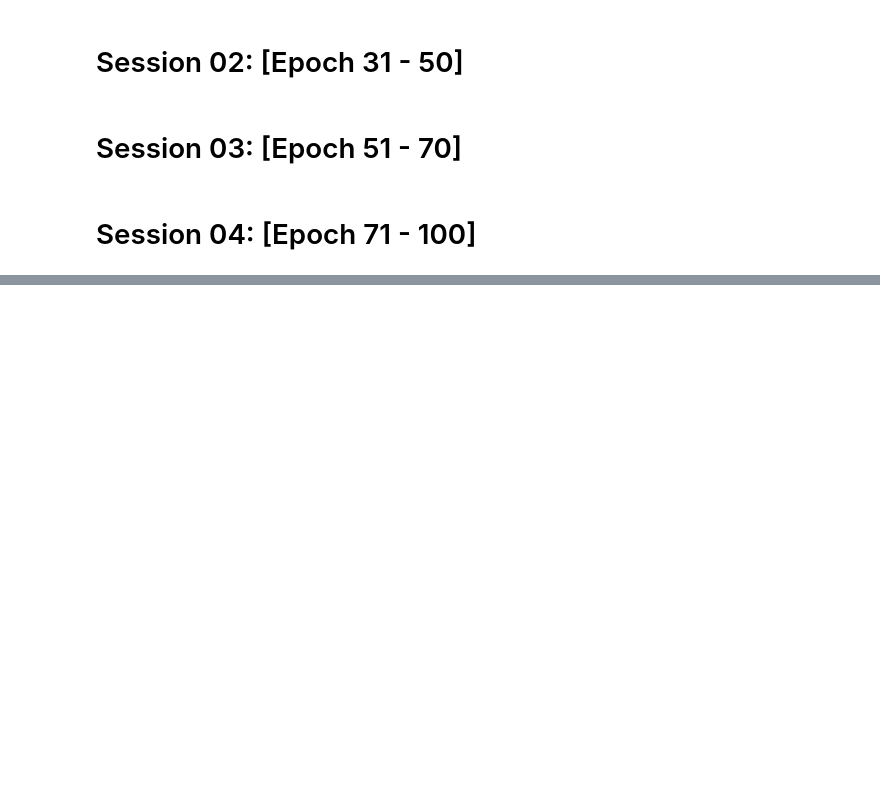
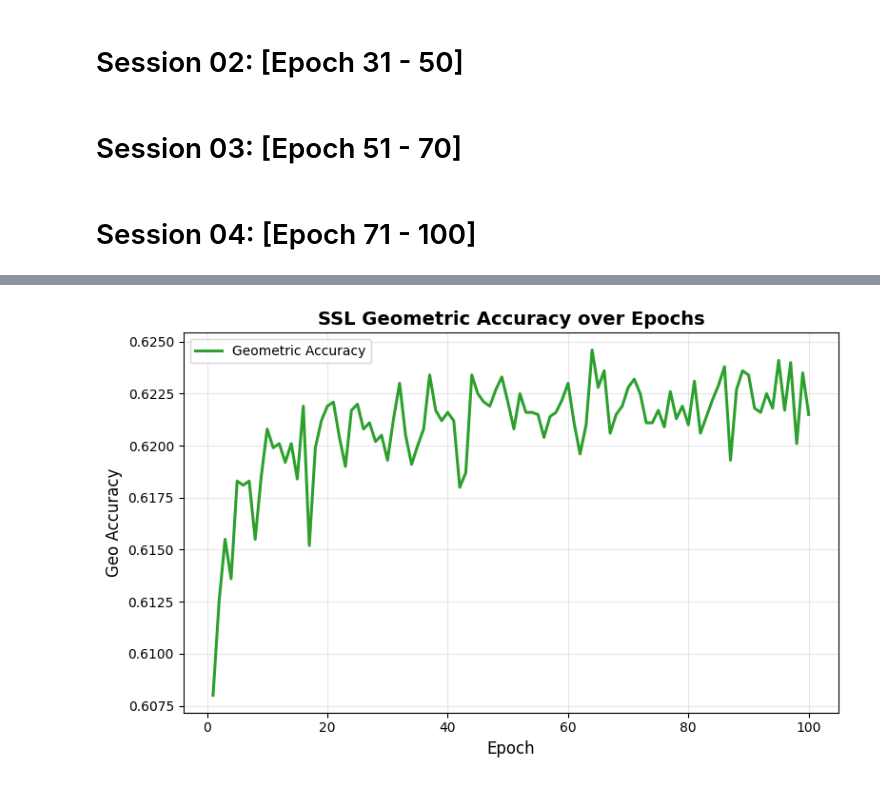
Before and after one commit to Kazi-Ferdous-Hasan/CoCoGeo-Cohesion-and-Contrast-with-Geometry-Aware-Self-Supervision-for-3D-Point-Clouds, a Jupyter notebook: cocogeo-x-yolo3d-pretext.ipynb, the cells around one changed output, grey strips where cells are left out. Saved outputs shown, nothing was run; the diff lists cells and outputs as text; code cells hidden in the pictures; blank space fills up the shorter version.

```diff
--- a/cocogeo-x-yolo3d-pretext.ipynb
+++ b/cocogeo-x-yolo3d-pretext.ipynb
@@ -617,0 +640,14 @@ Copied checkpoints from /kaggle/input/ssl-checkpoint-epoch70/ssl_point_coco_yolo
+# %%
+# SSL Geo Accuracy Curve
+plt.figure(figsize=(8, 5))
+plt.plot(df["Epoch"], df["GeoAcc"], label="Geometric Accuracy", linewidth=2.2, color="#2ca02c")
+plt.title("SSL Geometric Accuracy over Epochs", fontsize=14, weight="bold")
+plt.xlabel("Epoch", fontsize=12)
+plt.ylabel("Geo Accuracy", fontsize=12)
+plt.grid(alpha=0.3)
+plt.legend(fontsize=10)
+plt.tight_layout()
+plt.savefig("ssl_geoacc_curve.png", dpi=300)
+plt.show()
+# %% [output]
+[figure, added]
```
Also changed, not shown: parts of 8 cells of this notebook.
